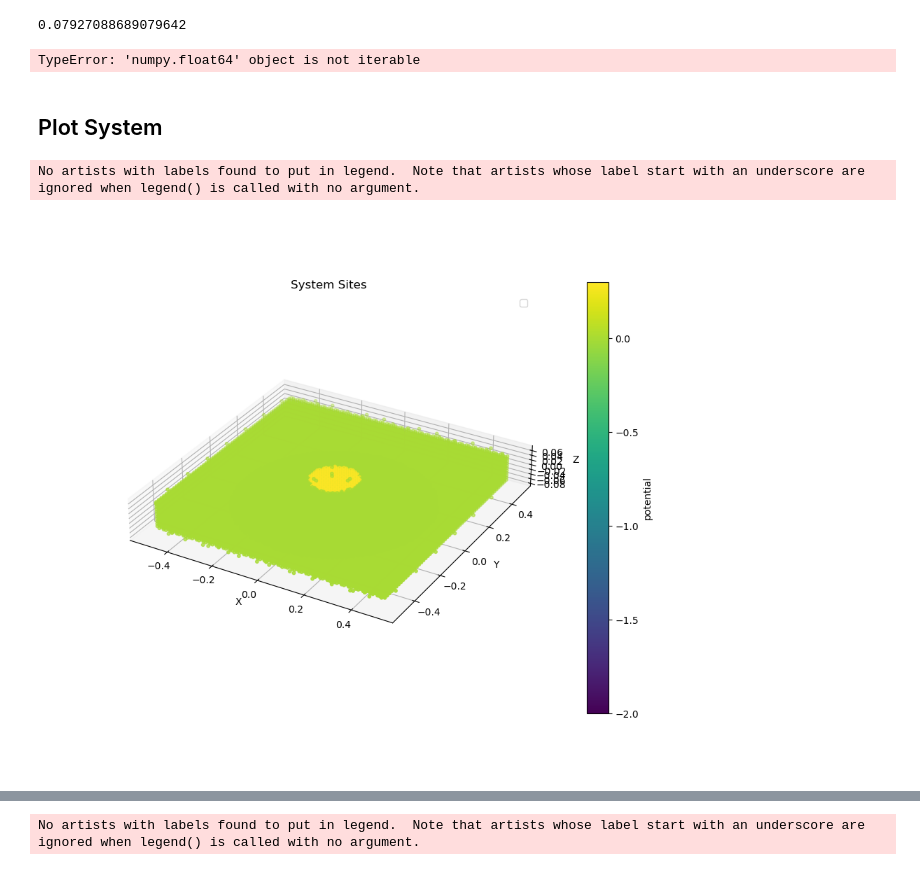
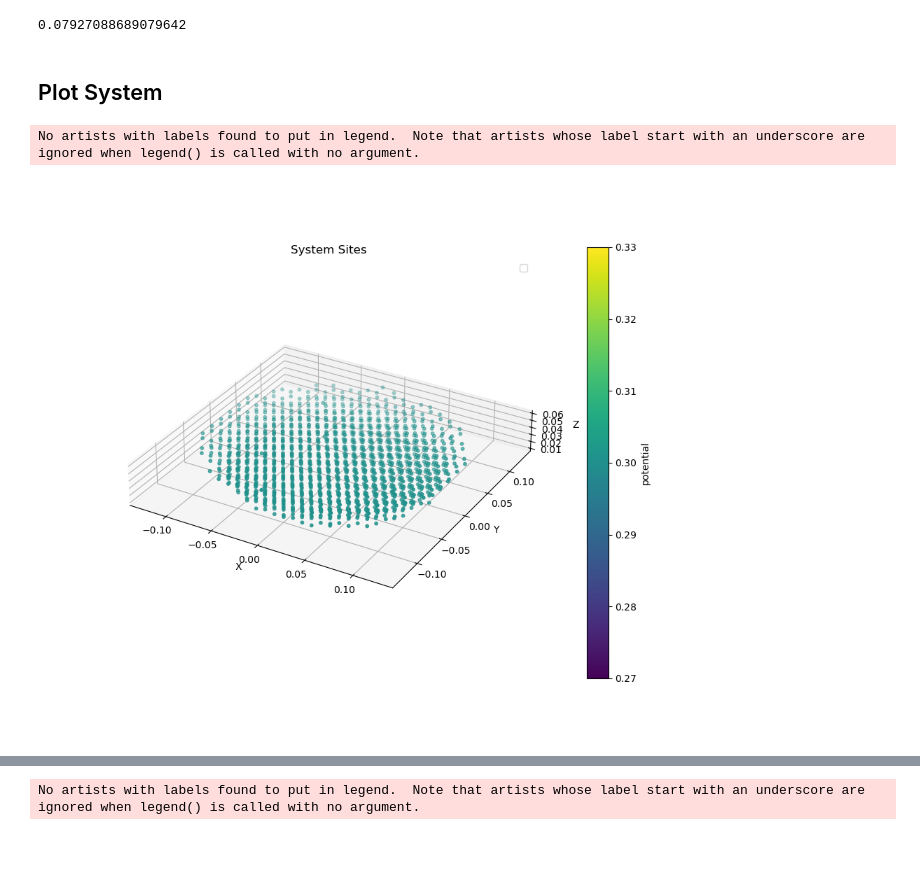
Before and after one commit to yzhaoo/EQuantum, a Jupyter notebook: dotgate.ipynb, the cells around one changed output, grey strips where cells are left out. Saved outputs shown, nothing was run; the diff lists cells and outputs as text; code cells hidden in the pictures.

```diff
--- a/dotgate.ipynb
+++ b/dotgate.ipynb
@@ -94,3 +89,5 @@ Voronoi cells have been created.
 20 sites have been removed from the system.
 Quantum system is generated using default.
 EQsystem is successfully initialized.
+# %%
+syst=System(geoparams,ifqsystem=True,quantum_builder="default")
@@ -162,7 +165,5 @@ plt.figure()
 plt.plot(np.linspace(0,1,len(ev)),ev)
 plt.plot(nden/nden[-1],ildos[0][0])
 plt.show()
-# %% [output]
-TypeError: 'numpy.float64' object is not iterable
 # %% [markdown]
 ## Plot System
@@ -169,8 +173,8 @@ TypeError: 'numpy.float64' object is not iterable
 # %%
-syst.plot_geometry("potential")
+syst.plot_geometry(material='gate',prop='potential')
 # %% [output]
 No artists with labels found to put in legend.  Note that artists whose label start with an underscore are ignored when legend() is called with no argument.
-[figure, old version]
+[figure, new version]
 # %%
 indicate=np.zeros(len(fsc.sites))
 indicate[fsc.D_indices]=1
```
Also changed, not shown: parts of 10 cells of this notebook, 2 other files.
